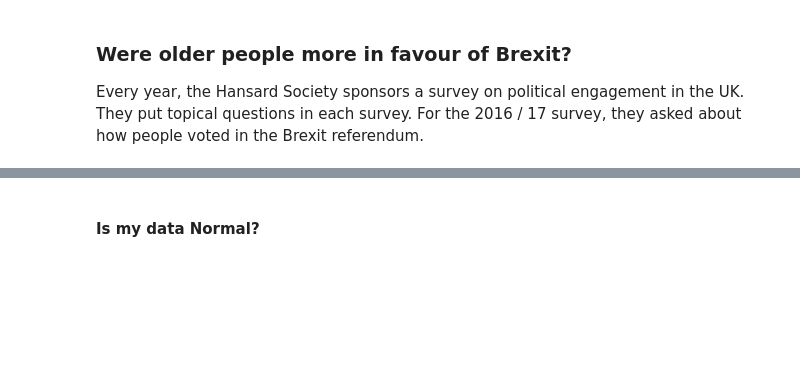
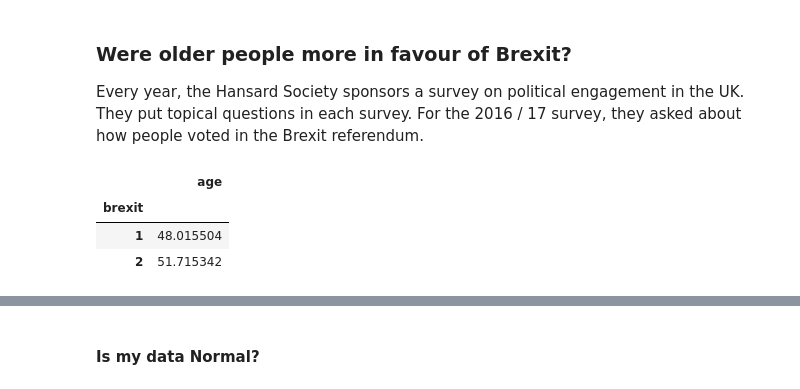
Before and after one commit to VeniceHartwell/lectures, a Jupyter notebook: week-6/01-inference-&-hypothesis-testing-II.ipynb, the cells around one changed output, grey strips where cells are left out. Cells and saved outputs as stored; diff of their text form; code cells hidden in the pictures; blank space fills up the shorter version.

```diff
--- a/week-6/01-inference-&-hypothesis-testing-II.ipynb
+++ b/week-6/01-inference-&-hypothesis-testing-II.ipynb
@@ -461,6 +572,11 @@ remain_leave = pd.read_csv('../datasets/remain_leave.csv')
 remainers = remain_leave[remain_leave['brexit'] == 1]
 brexiteers = remain_leave[remain_leave['brexit'] == 2]
 # %%
-remain_leave.groupby('brexit').count()
+remain_leave.groupby('brexit').mean()
+# %% [output]
+|  | age |
+| brexit |  |
+| 1 | 48.015504 |
+| 2 | 51.715342 |
 # %%
 remainers.age.mean()
```
Also changed, not shown: parts of 49 cells of this notebook, 1 other file.
